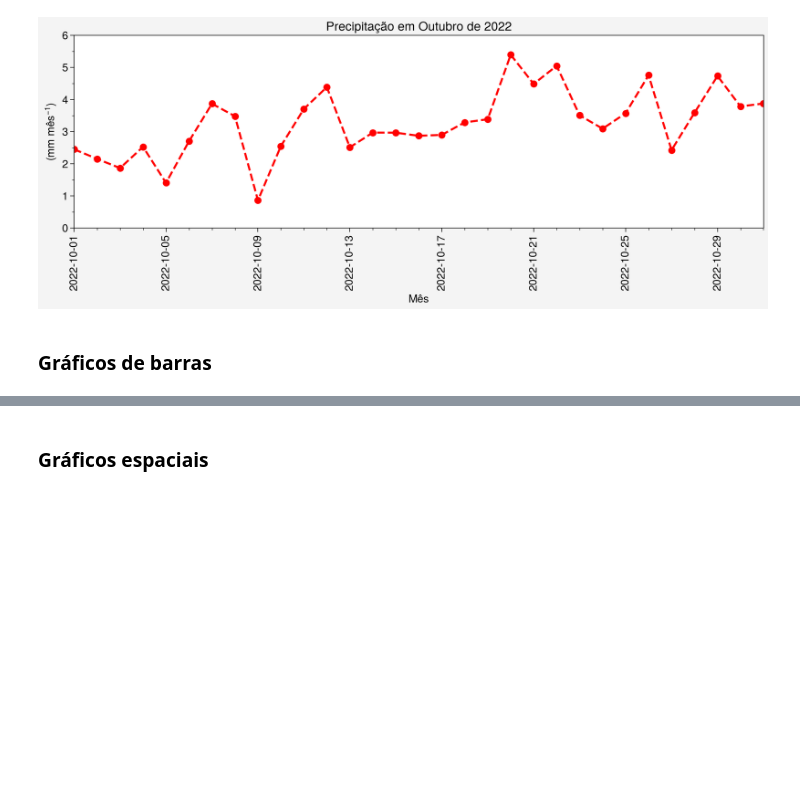
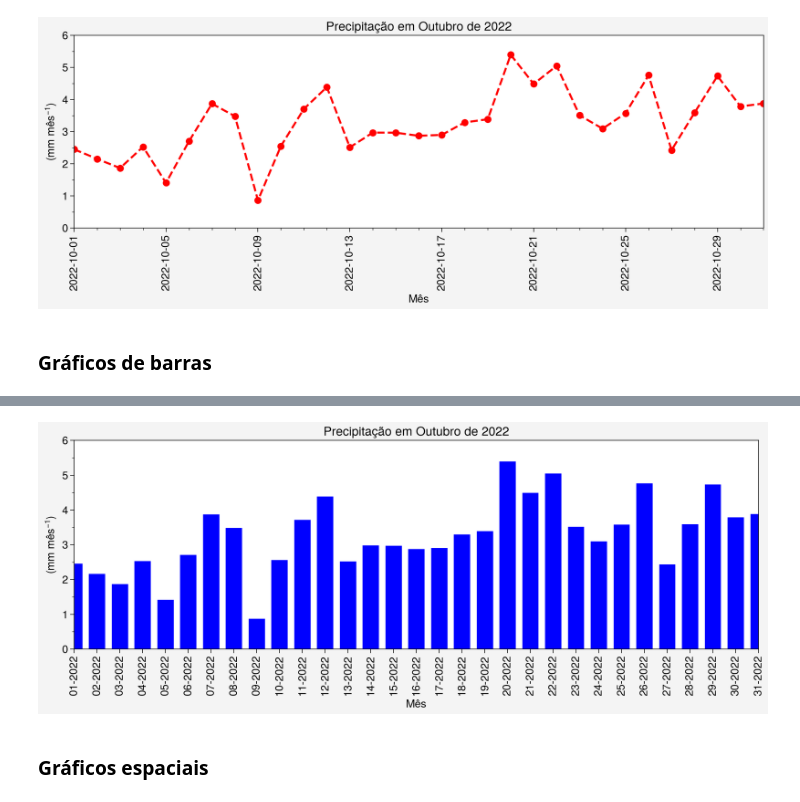
Before and after one commit to jgmsantos/cbmet_XXII, a Jupyter notebook: scripts/graficos.ipynb, the cells around one changed output, grey strips where cells are left out. Drawn from its saved outputs; the diff is of its cells as text; code cells hidden in the pictures; blank space fills up the shorter version.

Commit message:
Grafico de barras

```diff
--- a/scripts/graficos.ipynb
+++ b/scripts/graficos.ipynb
@@ -104,3 +104,25 @@ fig.save('ex01.jpg', dpi=300, bbox_inches='tight')
+# %%
+prec = ds.prec[:,0,0]
+# %%
+import numpy as np
+
+# Cria alguns objetos que serão utilizados para a formatação da figura.
+fig = pplt.figure(figsize=(10, 4)) # largura e altura da figura.
+ax = fig.subplot()
+
+# Formatação da figura.
+ax.format(title='Precipitação em Outubro de 2022', xlabel='Mês', ylabel=r'(mm mês$^{-1}$)', grid=False,
+          large='17px', small='15px', ylim=(0, 6), ylocator=1, yminorlocator=0.5,
+          xlim=(np.datetime64('2022-10-01'), np.datetime64('2022-10-31')),
+          xlocator='day', xformatter='%d-%Y', xminorlocator='day')
+
+# Plot do gráfico.
+ax.bar(prec.time, prec, color='blue', width=0.7)
+
+# Salva a figura.
+fig.save('ex01_barra.jpg', dpi=300)
+# %% [output]
+[figure, added]
 # %% [markdown]
 ### Gráficos espaciais
 # %% [markdown]
```
Also changed, not shown: parts of 8 cells of this notebook, 2 other files.
